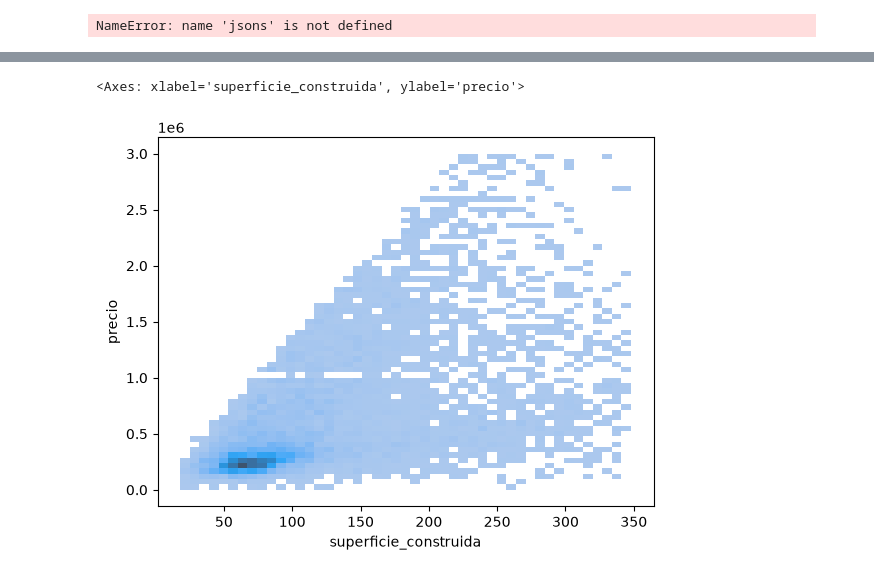
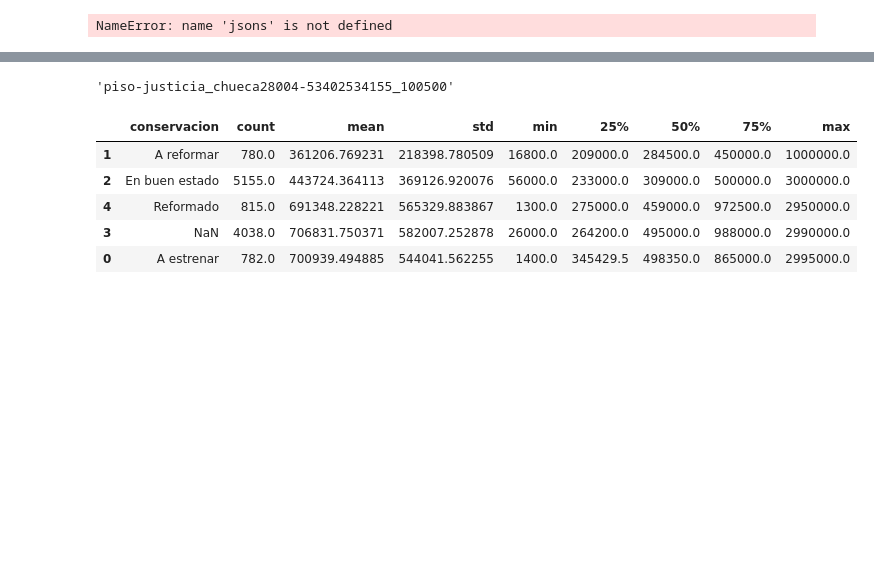
Before and after one commit to LucasDR140603/Proyecto-Pisos, a Jupyter notebook: pruebas.ipynb, the cells around one changed output, grey strips where cells are left out. Drawn from its saved outputs; the diff is of its cells as text; code cells hidden in the pictures; blank space fills up the shorter version.

```diff
--- a/pruebas.ipynb
+++ b/pruebas.ipynb
@@ -629,10 +604,14 @@ df=df.assign(
-# %%
-sns.histplot(
-    data=df_reducido,
-    x='superficie_construida',
-    y='precio'
-)
-# %% [output]
-<Axes: xlabel='superficie_construida', ylabel='precio'>
-[figure, removed]
+# %%
+df_reducido[df_reducido['conservacion']=='A reformar'].sort_values(by=['precio'],ascending=False).iloc[1]['nombre']
+# %% [output]
+'piso-justicia_chueca28004-53402534155_100500'
+# %%
+df_reducido.fillna('NaN').groupby('conservacion').describe()['precio'].reset_index().sort_values(by=['50%'])
+# %% [output]
+|  | conservacion | count | mean | std | min | 25% | 50% | 75% | max |
+| 1 | A reformar | 780.0 | 361206.769231 | 218398.780509 | 16800.0 | 209000.0 | 284500.0 | 450000.0 | 1000000.0 |
+| 2 | En buen estado | 5155.0 | 443724.364113 | 369126.920076 | 56000.0 | 233000.0 | 309000.0 | 500000.0 | 3000000.0 |
+| 4 | Reformado | 815.0 | 691348.228221 | 565329.883867 | 1300.0 | 275000.0 | 459000.0 | 972500.0 | 2950000.0 |
+| 3 | NaN | 4038.0 | 706831.750371 | 582007.252878 | 26000.0 | 264200.0 | 495000.0 | 988000.0 | 2990000.0 |
+| 0 | A estrenar | 782.0 | 700939.494885 | 544041.562255 | 1400.0 | 345429.5 | 498350.0 | 865000.0 | 2995000.0 |
 # %%
```
Also changed, not shown: parts of 28 cells of this notebook.
